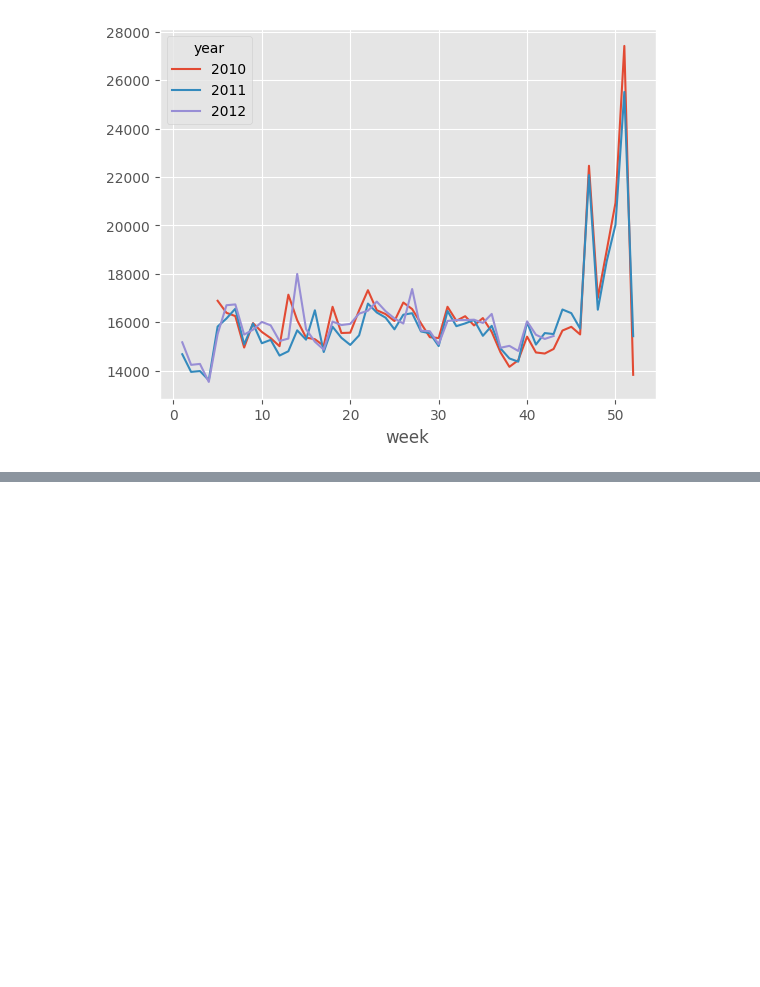
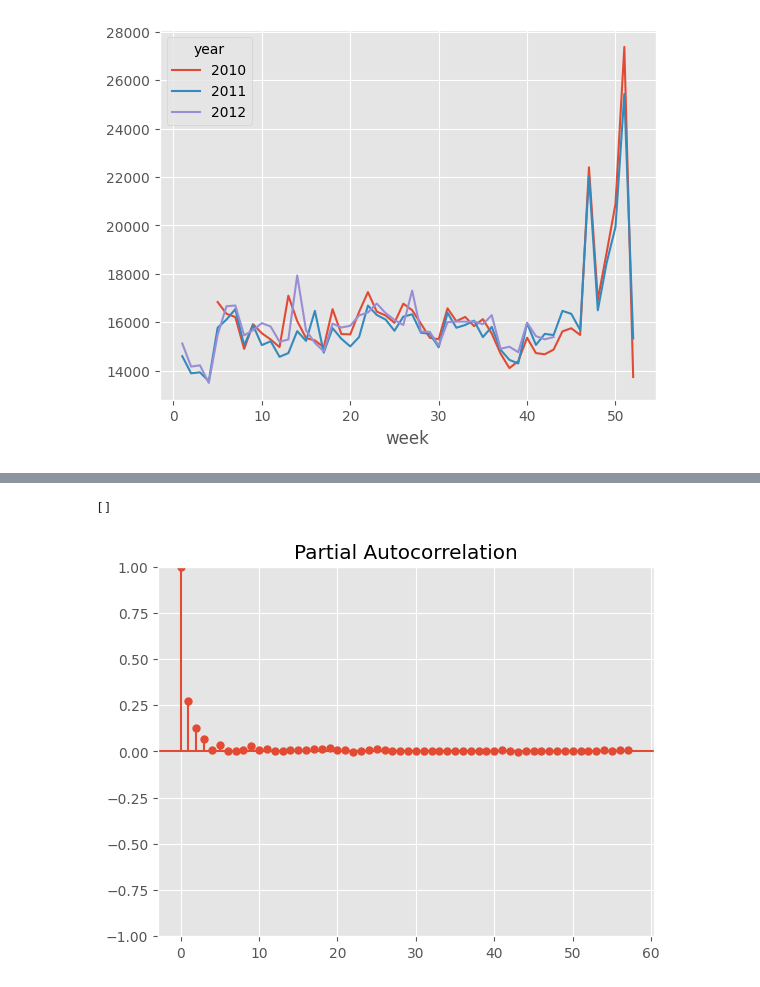
Before and after one commit to ram130849/stock_price_prediction, a Jupyter notebook: Walmart_Sales_Forecast.ipynb, the cells around one changed output, grey strips where cells are left out. Drawn from its saved outputs; the diff is of its cells as text; code cells hidden in the pictures; blank space fills up the shorter version.

```diff
--- a/Walmart_Sales_Forecast.ipynb
+++ b/Walmart_Sales_Forecast.ipynb
@@ -351,3 +362,9 @@ y_test = test_data[target]
+# %%
+plot_pacf(df['Weekly_Sales'])
+plt.plot()
+# %% [output]
+[]
+[figure, added]
 # %%
 from sklearn.preprocessing import PowerTransformer
 pt = PowerTransformer()
```
Also changed, not shown: parts of 16 cells of this notebook.
